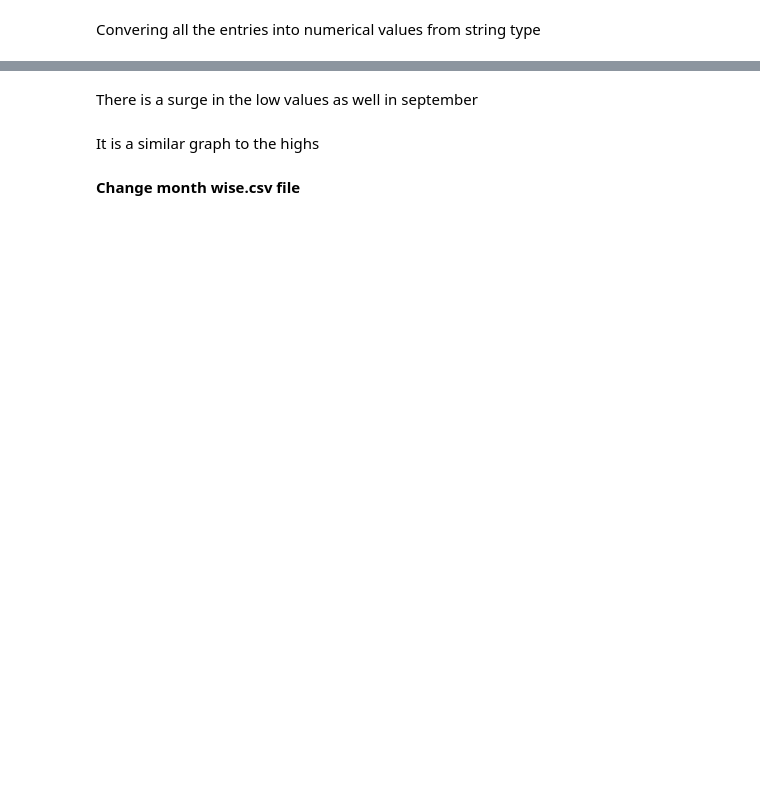
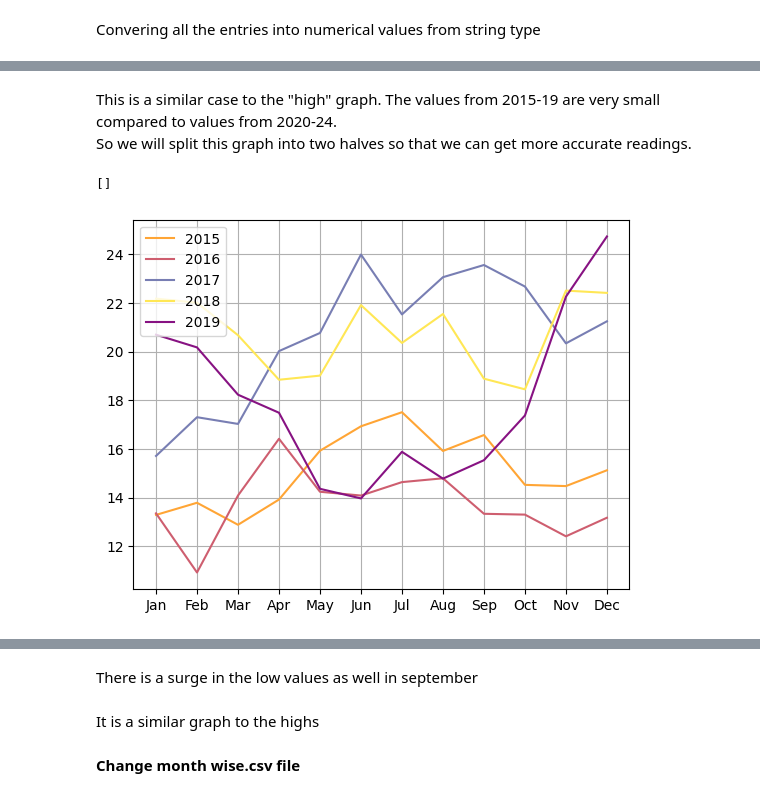
Before and after one commit to Partha-Suresh/XAI-Project, a Jupyter notebook: notebooks/Stock Regression/EDA stock regression.ipynb, the cells around one changed output, grey strips where cells are left out. Cells and saved outputs as stored; diff of their text form; code cells hidden in the pictures; blank space fills up the shorter version.

```diff
--- a/notebooks/Stock Regression/EDA stock regression.ipynb
+++ b/notebooks/Stock Regression/EDA stock regression.ipynb
@@ -320,0 +363,13 @@ plt.plot()
+# %% [markdown]
+This is a similar case to the "high" graph. The values from 2015-19 are very small compared to values from 2020-24.<br>So we will split this graph into two halves so that we can get more accurate readings.
+# %%
+plt.xticks(range(0,12),labels=['Jan','Feb','Mar','Apr','May','Jun','Jul','Aug','Sep','Oct','Nov','Dec'])
+for i in range(0,5):
+    plt.plot(lows[i].values(),colors1[i])
+plt.grid(True)
+plt.legend(["2015","2016","2017","2018","2019"],loc="upper left")
+# figure(figsize=(100,10))
+plt.plot()
+# %% [output]
+[]
+[figure, added]
```
Also changed, not shown: parts of 25 cells of this notebook.
